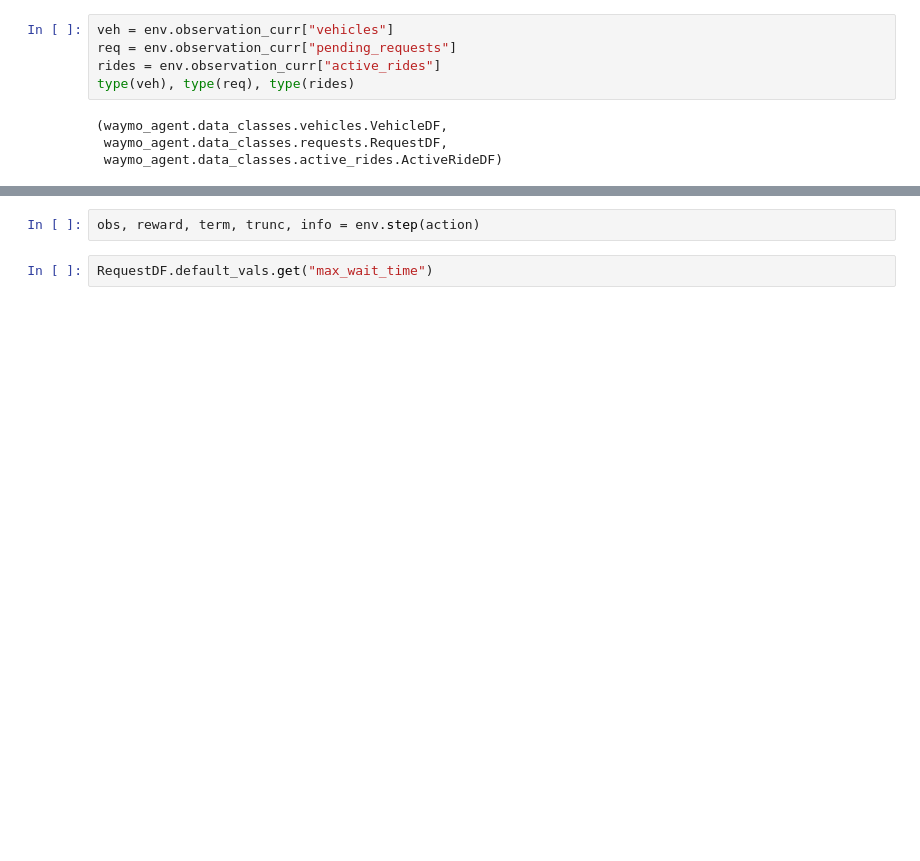
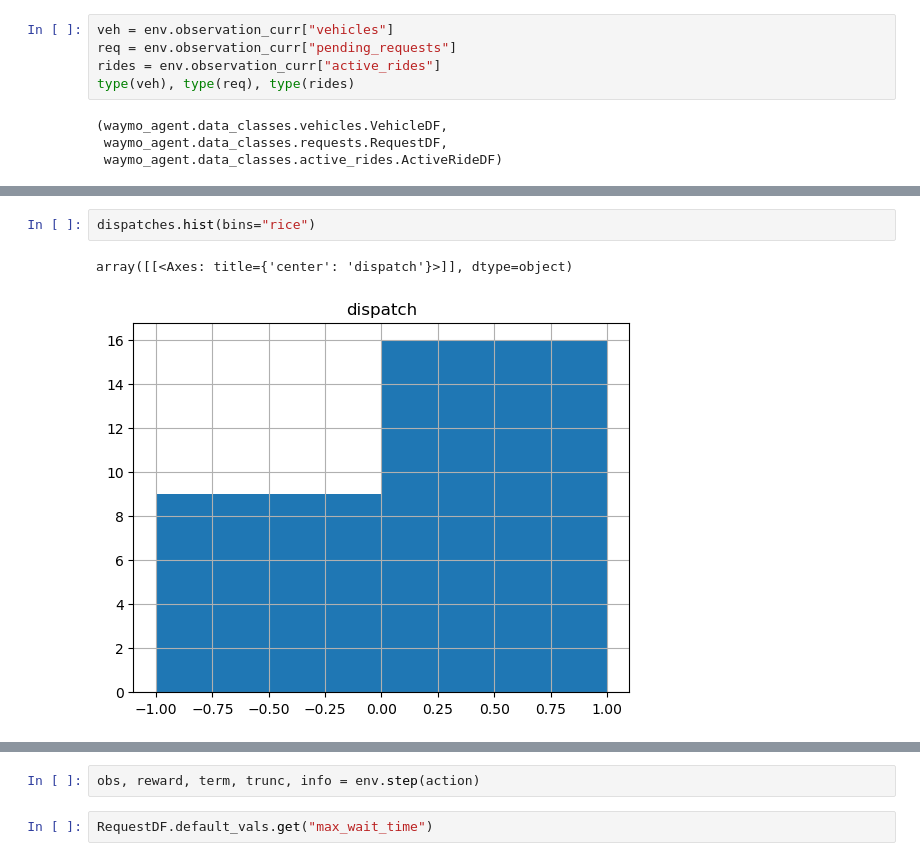
Before and after one commit to akseldkw07/Waymo-Agent, a Jupyter notebook: notebooks/mixin/transition_model.ipynb, the cells around one changed output, grey strips where cells are left out. Drawn from its saved outputs; the diff is of its cells as text; blank space fills up the shorter version.

```diff
--- a/notebooks/mixin/transition_model.ipynb
+++ b/notebooks/mixin/transition_model.ipynb
@@ -73,0 +76,5 @@ array([[ 0.82618177, -0.3133576 ],
+# %%
+dispatches.hist(bins="rice")
+# %% [output]
+array([[<Axes: title={'center': 'dispatch'}>]], dtype=object)
+[figure, added]
```
Also changed, not shown: parts of 10 cells of this notebook, 2 other files.
